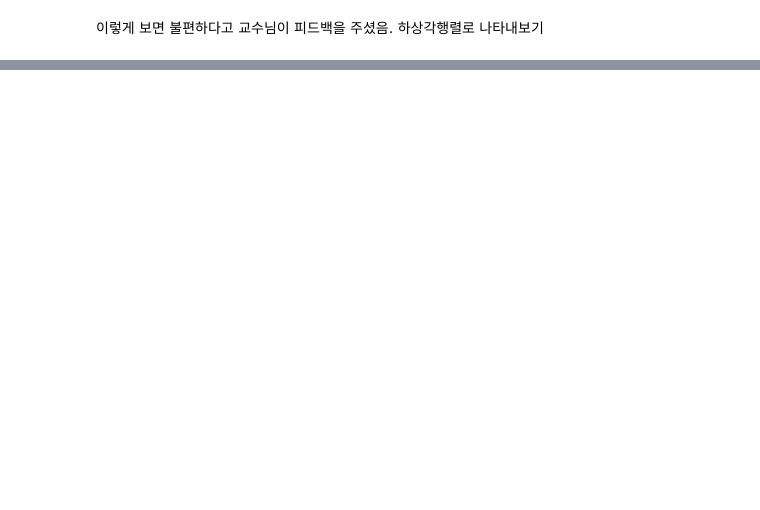
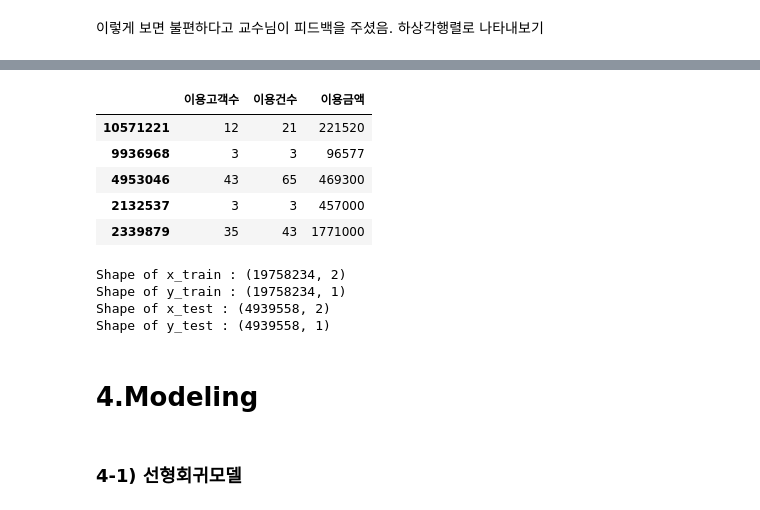
Before and after one commit to I-SUBIN/Financial_Data_Analysis, a Jupyter notebook: Financial_Data_Analysis.ipynb, the cells around one changed output, grey strips where cells are left out. Saved outputs shown, nothing was run; the diff lists cells and outputs as text; code cells hidden in the pictures; blank space fills up the shorter version.

```diff
--- a/Financial_Data_Analysis.ipynb
+++ b/Financial_Data_Analysis.ipynb
@@ -449,0 +467,3 @@ AttributeError: module 'matplotlib' has no attribute 'subplot'
+# %%
+train= df.sample(frac=0.8,random_state=0)
+test= df.drop(train_dataset.index)
@@ -449,0 +476,9 @@ AttributeError: module 'matplotlib' has no attribute 'subplot'
+# %%
+train.head()
+# %% [output]
+|  | 이용고객수 | 이용건수 | 이용금액 |
+| 10571221 | 12 | 21 | 221520 |
+| 9936968 | 3 | 3 | 96577 |
+| 4953046 | 43 | 65 | 469300 |
+| 2132537 | 3 | 3 | 457000 |
+| 2339879 | 35 | 43 | 1771000 |
@@ -449,0 +496,14 @@ AttributeError: module 'matplotlib' has no attribute 'subplot'
+# %%
+print("Shape of x_train :" ,x_train.shape)
+print("Shape of y_train :" ,y_train.shape)
+print("Shape of x_test :", x_test.shape)
+print("Shape of y_test :", y_test.shape)
+# %% [output]
+Shape of x_train : (19758234, 2)
+Shape of y_train : (19758234, 1)
+Shape of x_test : (4939558, 2)
+Shape of y_test : (4939558, 1)
+# %% [markdown]
+# 4.Modeling
+# %% [markdown]
+### 4-1) 선형회귀모델
```
Also changed, not shown: parts of 20 cells of this notebook.
